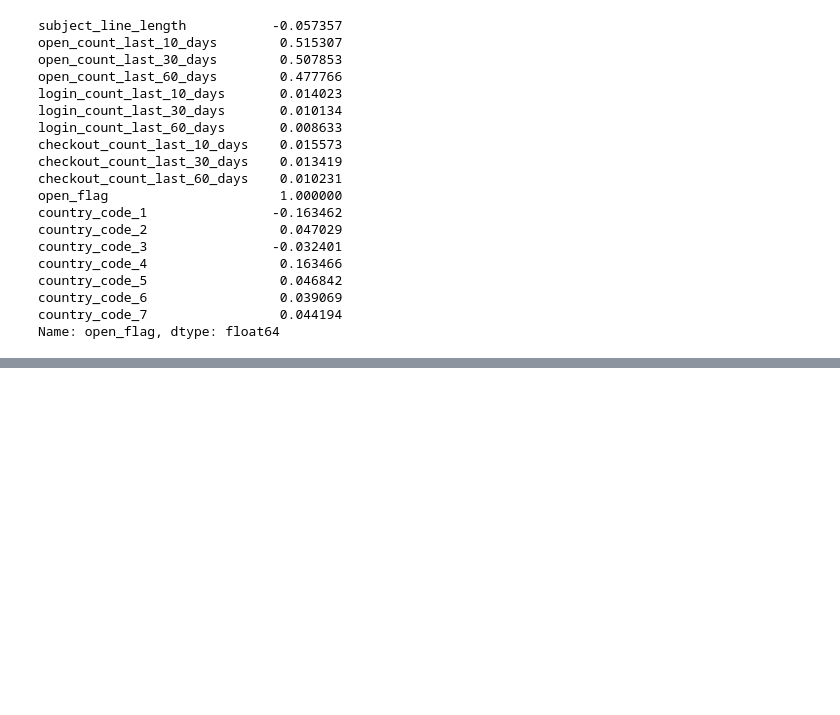
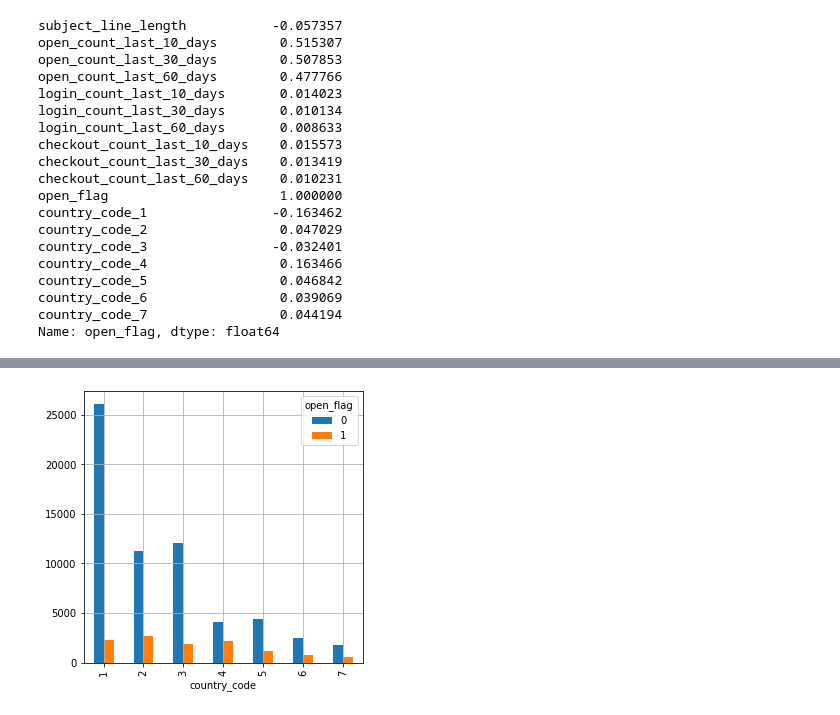
Before and after one commit to helmiriawan/code-league-marketing-analytics, a Jupyter notebook: data-understanding.ipynb, the cells around one changed output, grey strips where cells are left out. Cells and saved outputs as stored; diff of their text form; code cells hidden in the pictures; blank space fills up the shorter version.

```diff
--- a/data-understanding.ipynb
+++ b/data-understanding.ipynb
@@ -188,0 +203,8 @@ Name: open_flag, dtype: float64
+# %%
+# Plot the country code data
+training_data. \
+    groupby(['country_code', 'open_flag'])['user_id'].count().reset_index(). \
+    pivot(index='country_code', columns='open_flag', values='user_id'). \
+    plot.bar(figsize=(5,5), grid=True);
+# %% [output]
+[figure, added]
```
Also changed, not shown: parts of 2 cells of this notebook.
